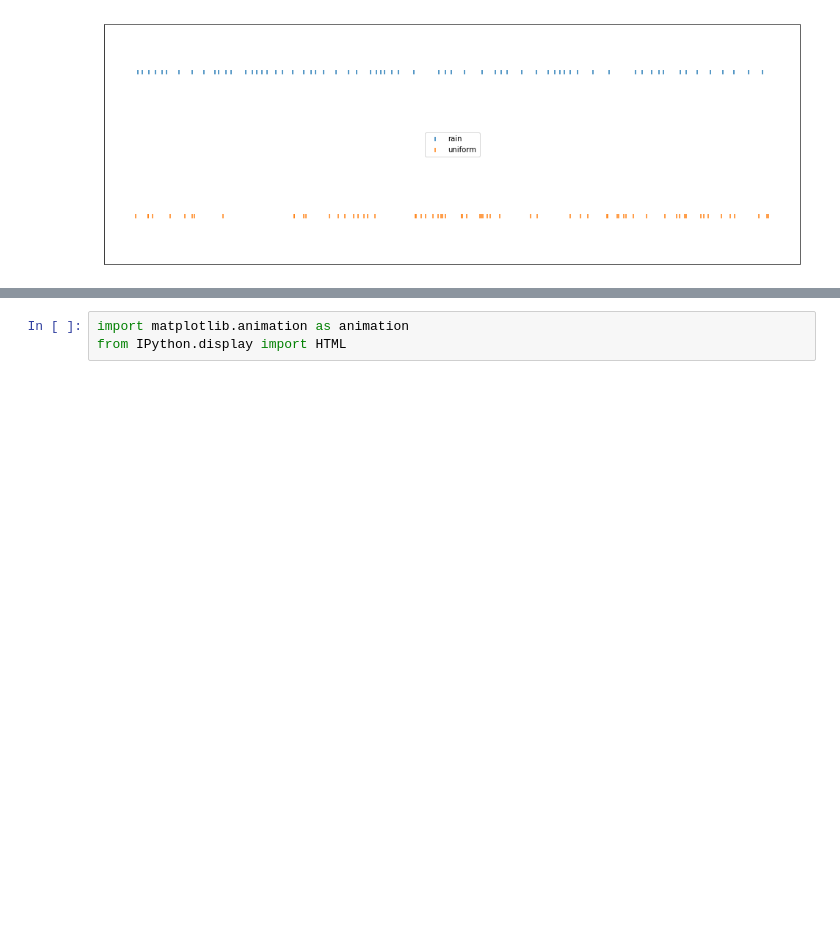
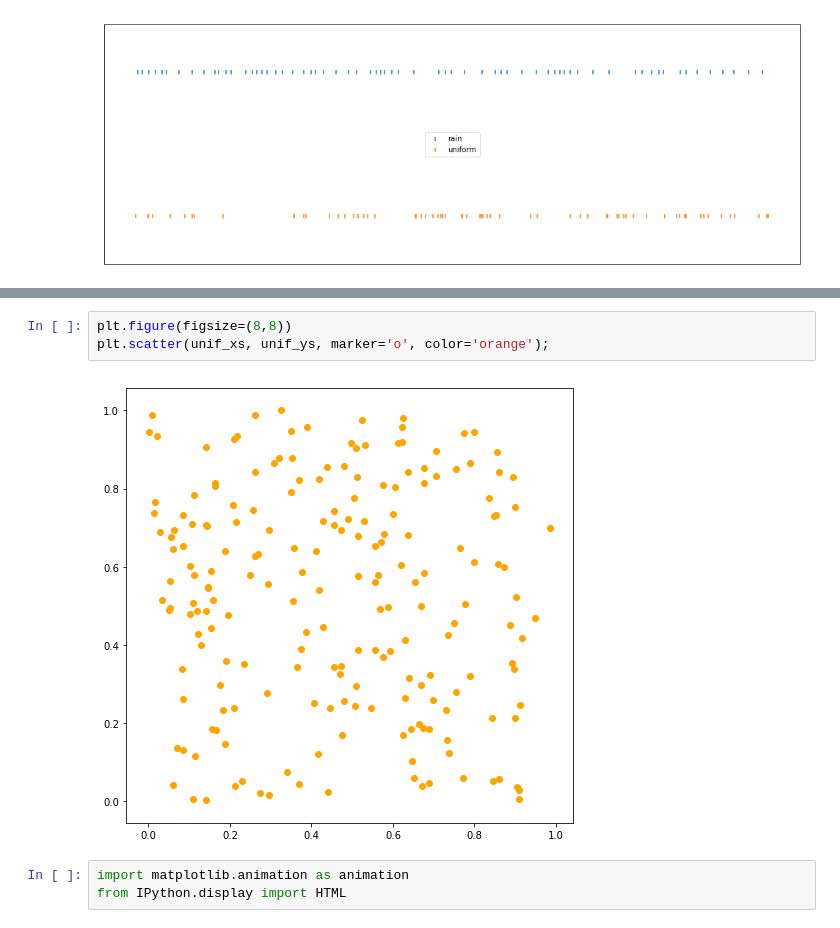
Before and after one commit to ivankeller/discepancy, a Jupyter notebook: discrepancy1.ipynb, the cells around one changed output, grey strips where cells are left out. Drawn from its saved outputs; the diff is of its cells as text; blank space fills up the shorter version.

```diff
--- a/discrepancy1.ipynb
+++ b/discrepancy1.ipynb
@@ -119,3 +153,8 @@ plt.scatter(np.random.sample(nb_drops), np.random.sample(nb_drops), marker='o')
+# %%
+plt.figure(figsize=(8,8))
+plt.scatter(unif_xs, unif_ys, marker='o', color='orange');
+# %% [output]
+[figure, added]
 # %%
 import matplotlib.animation as animation
 from IPython.display import HTML
```
Also changed, not shown: parts of 12 cells of this notebook, 3 other files.
